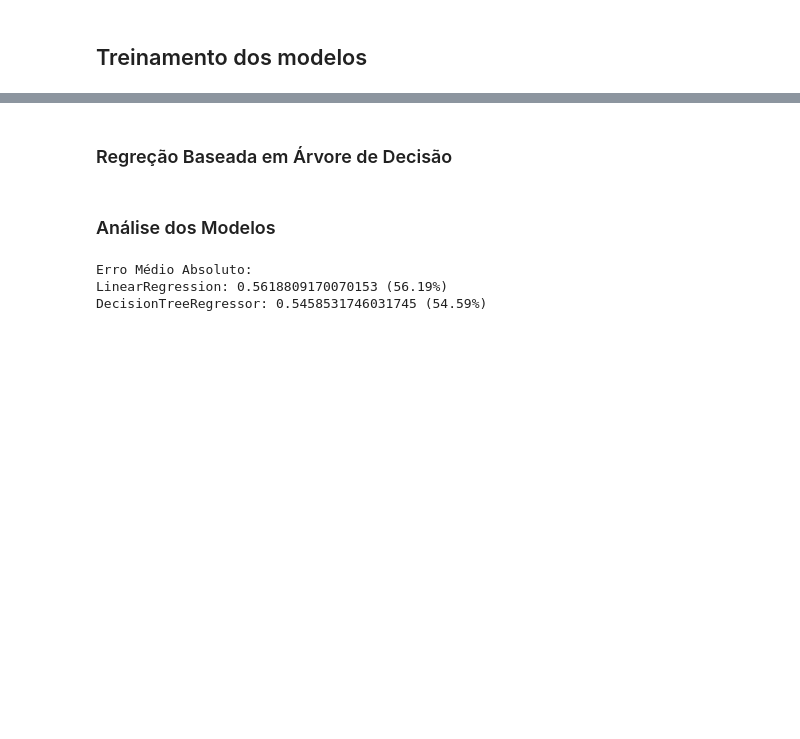
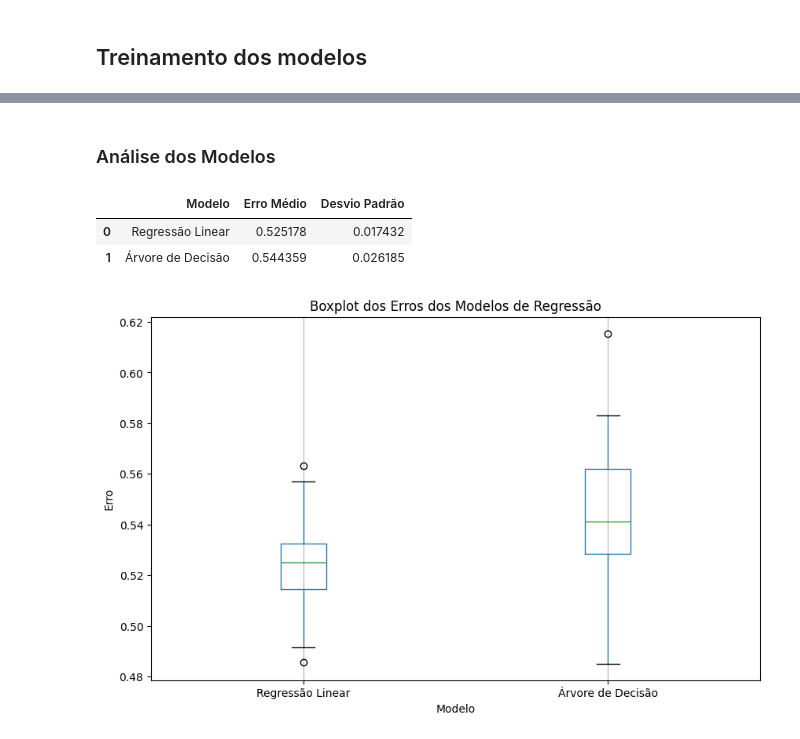
Before and after one commit to Wectornanime/AnalisePreditiva, a Jupyter notebook: main.ipynb, the cells around one changed output, grey strips where cells are left out. Cells and saved outputs as stored; diff of their text form; code cells hidden in the pictures; blank space fills up the shorter version.

```diff
--- a/main.ipynb
+++ b/main.ipynb
@@ -86,2 +64,0 @@ predicoesLinearRegression = modeloLinearRegression.predict(X_test)
-# %% [markdown]
-### Regreção Baseada em Árvore de Decisão
@@ -95,14 +98,42 @@ predicoesDecisionTreeRegressor = modeloDecisionTreeRegressor.predict(X_test)
 # %% [markdown]
 ### Análise dos Modelos
 # %%
-# Avaliação dos Erros dos Modelos
-avaliacaoLinear = mean_absolute_error(Y_test, predicoesLinearRegression)
-avaliacaoTree = mean_absolute_error(Y_test, predicoesDecisionTreeRegressor)
+# Calcula a media e o desvio padrao dos modelos
+mediaErrosLinear = np.mean(errorsLinearRegression)
+desvioPadraoErrosLinear = np.std(errorsLinearRegression)
 
-print("Erro Médio Absoluto:")
-print(f"LinearRegression: {avaliacaoLinear} ({avaliacaoLinear * 100:.2f}%)")
-print(f"DecisionTreeRegressor: {avaliacaoTree} ({avaliacaoTree * 100:.2f}%)")
+mediaErrosTree = np.mean(errorsDecisionTreeRegressor)
+desvioPadraoErrosTree = np.std(errorsDecisionTreeRegressor)
+
+# print("Erro Médio Absoluto:")
+# print(f"LinearRegression: {avaliacaoLinear} ({avaliacaoLinear * 100:.2f}%)")
+# print(f"DecisionTreeRegressor: {avaliacaoTree} ({avaliacaoTree * 100:.2f}%)")
-# %% [output]
-Erro Médio Absoluto:
-LinearRegression: 0.5618809170070153 (56.19%)
-DecisionTreeRegressor: 0.5458531746031745 (54.59%)
+# %%
+# Exibindo as metricas de erro com pandas
+pd.DataFrame({
+    'Modelo': ['Regressão Linear', 'Árvore de Decisão'],
+    'Erro Médio': [mediaErrosLinear, mediaErrosTree],
+    'Desvio Padrão': [desvioPadraoErrosLinear, desvioPadraoErrosTree]
+})
+# %% [output]
+|  | Modelo | Erro Médio | Desvio Padrão |
+| 0 | Regressão Linear | 0.525178 | 0.017432 |
+| 1 | Árvore de Decisão | 0.544359 | 0.026185 |
+# %%
+# Exibindo os dados em um grafico boxplot
+
+metricas_df = pd.DataFrame({
+    'Regressão Linear': errorsLinearRegression,
+    'Árvore de Decisão': errorsDecisionTreeRegressor
+})
+
+# Criar o boxplot
+plt.figure(figsize=(10, 6))
+metricas_df.boxplot()
+plt.title('Boxplot dos Erros dos Modelos de Regressão')
+plt.ylabel('Erro')
+plt.xlabel('Modelo')
+plt.grid(axis='y')
+plt.show()
+# %% [output]
+[figure, added]
```
Also changed, not shown: parts of 5 cells of this notebook.
